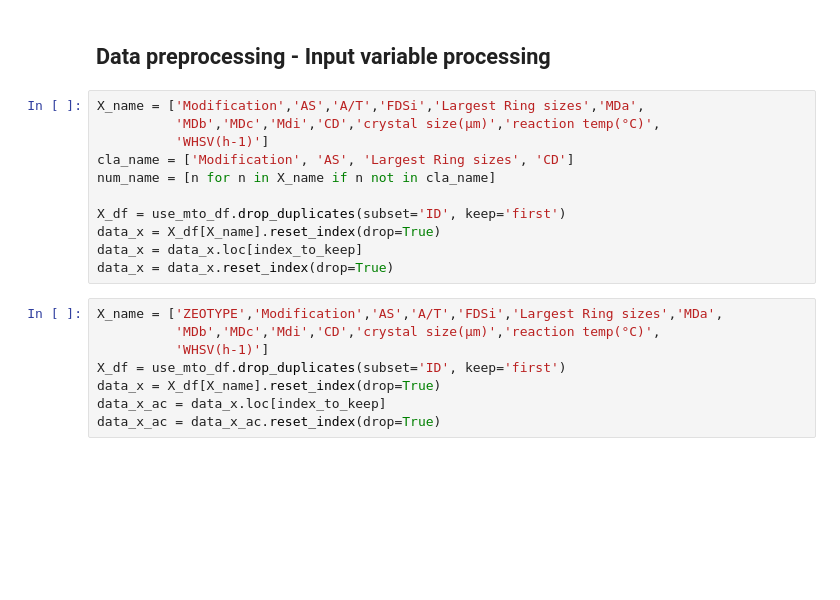
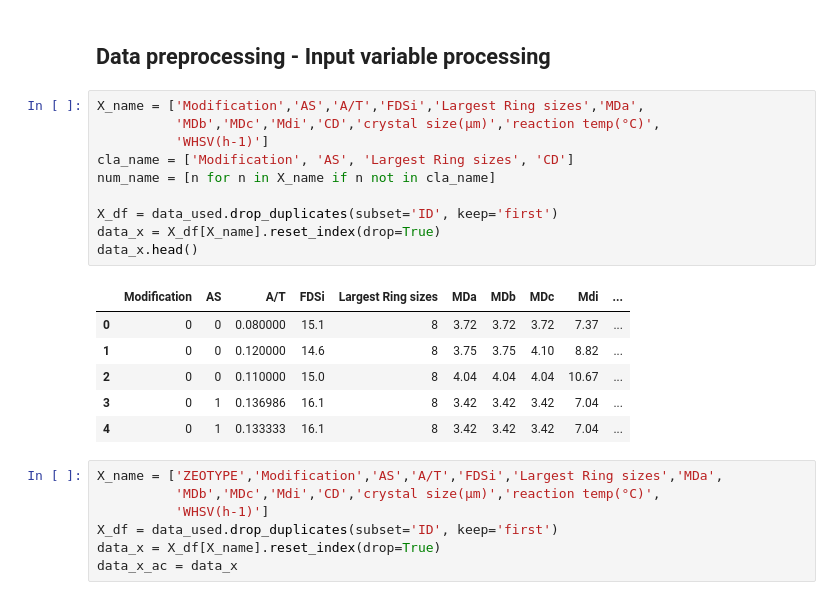
Before and after one commit to Xitenghao/MBR-XGBoost, a Jupyter notebook: Exploration.ipynb, the cells around one changed output. Cells and saved outputs as stored; diff of their text form; blank space fills up the shorter version.

```diff
--- a/Exploration.ipynb
+++ b/Exploration.ipynb
@@ -215,22 +156,27 @@ data_y = data_y_kns
 # %%
 X_name = ['Modification','AS','A/T','FDSi','Largest Ring sizes','MDa',
           'MDb','MDc','Mdi','CD','crystal size(μm)','reaction temp(°C)',
           'WHSV(h-1)']
 cla_name = ['Modification', 'AS', 'Largest Ring sizes', 'CD']
 num_name = [n for n in X_name if n not in cla_name]
 
-X_df = use_mto_df.drop_duplicates(subset='ID', keep='first')
+X_df = data_used.drop_duplicates(subset='ID', keep='first')
 data_x = X_df[X_name].reset_index(drop=True)
-data_x = data_x.loc[index_to_keep]
-data_x = data_x.reset_index(drop=True)
+data_x.head()
+# %% [output]
+|  | Modification | AS | A/T | FDSi | Largest Ring sizes | MDa | MDb | MDc | Mdi | ... |
+| 0 | 0 | 0 | 0.080000 | 15.1 | 8 | 3.72 | 3.72 | 3.72 | 7.37 | ... |
+| 1 | 0 | 0 | 0.120000 | 14.6 | 8 | 3.75 | 3.75 | 4.10 | 8.82 | ... |
+| 2 | 0 | 0 | 0.110000 | 15.0 | 8 | 4.04 | 4.04 | 4.04 | 10.67 | ... |
+| 3 | 0 | 1 | 0.136986 | 16.1 | 8 | 3.42 | 3.42 | 3.42 | 7.04 | ... |
+| 4 | 0 | 1 | 0.133333 | 16.1 | 8 | 3.42 | 3.42 | 3.42 | 7.04 | ... |
 # %%
 X_name = ['ZEOTYPE','Modification','AS','A/T','FDSi','Largest Ring sizes','MDa',
           'MDb','MDc','Mdi','CD','crystal size(μm)','reaction temp(°C)',
           'WHSV(h-1)']
-X_df = use_mto_df.drop_duplicates(subset='ID', keep='first')
+X_df = data_used.drop_duplicates(subset='ID', keep='first')
 data_x = X_df[X_name].reset_index(drop=True)
-data_x_ac = data_x.loc[index_to_keep]
-data_x_ac = data_x_ac.reset_index(drop=True)
+data_x_ac = data_x
 # %%
 ## Zeolite Type Chart
 zeotype_data = data_x_ac['ZEOTYPE'].tolist()
```
Also changed, not shown: parts of 12 cells of this notebook, 11 other files.
